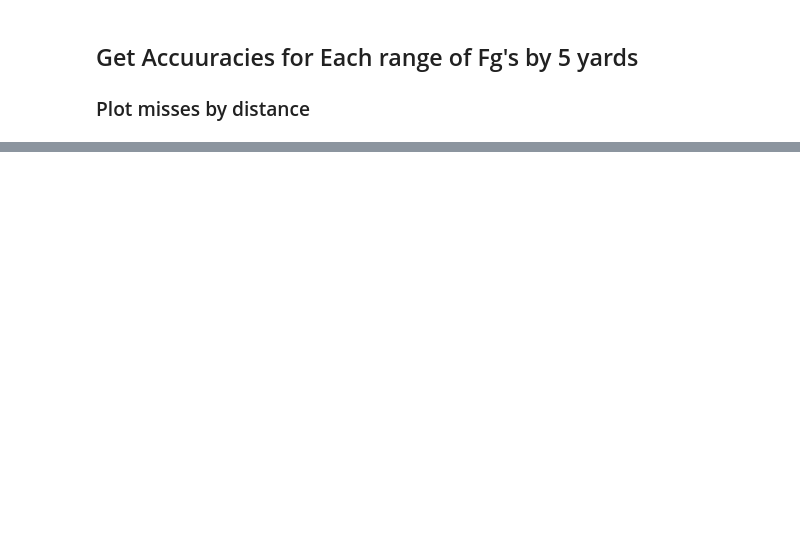
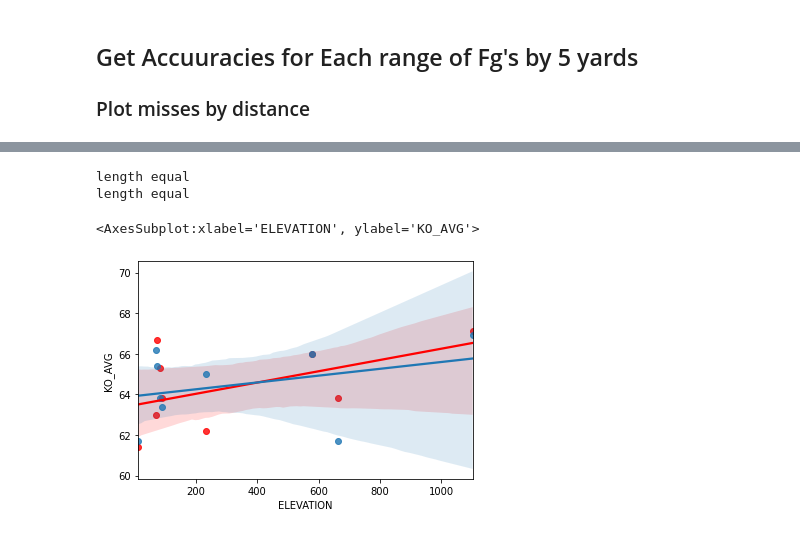
Before and after one commit to huuugh18/Programming-In-Python, a Jupyter notebook: CorseWork/CW2/fg_data_test.ipynb, the cells around one changed output, grey strips where cells are left out. Saved outputs shown, nothing was run; the diff lists cells and outputs as text; code cells hidden in the pictures; blank space fills up the shorter version.

Commit message:
kickoffs and elevation and fg acc w jetlag

```diff
--- a/CorseWork/CW2/fg_data_test.ipynb
+++ b/CorseWork/CW2/fg_data_test.ipynb
@@ -59,0 +287,80 @@ get_distance_accuracies(fg_data_df_clean)
+# %%
+# create DF from json
+def getDFFromJson(data):
+   df = pd.DataFrame(data['data'])
+   return df
+
+# Column headers for punt df and field goal df
+punt_ko_cols = ['YEAR', 'NAME', 'LOCATION', 'URL', 'TEAM', 'GAMES_PLAYED', 'NUMBER_OF_PUNTS', 'PUNT_YDS', 'PUNT_AVG', 'PUNT_LONG', 'PUNT_SINGLES', 'NUMBER_OF_KICKOFFS', 'KO_YDS', 'KO_AVG', 'KO_LG', 'KO_S']
+
+def createDFwLocationFromFile(file_name, team_codes, column_names):
+    #check if length of data = length of team_codes
+    with open(file_name) as f:
+        data = json.load(f)
+    if(len(data) == len(team_codes)):
+        print('length equal')
+        # empty array to put each stadium dfs in
+        dn = []
+        for i, team in enumerate(team_codes):
+            #create df from data[i]
+            df = getDFFromJson(data[i])
+            #add location of game to df
+            df.insert(2, 'LOCATION', team)
+            #add df to df list
+            dn.append(df)
+        # create new df with all location dfs combined
+        dn = pd.concat(dn, axis=0, )
+        # add column names to df
+
+        dn.columns = column_names
+        return dn
+    else:
+        print('not equal')
+
+df_punt_ko = createDFwLocationFromFile('kickoff_punt_data.json', team_codes, punt_ko_cols)
+df_punt_ko_away = createDFwLocationFromFile('kickoff_punt_data_away.json', team_codes, punt_ko_cols)
+# %% [output]
+length equal
+length equal
+# %%
+def clean_df_ko(df):
+   #filter out any rows with punts < 2
+   #remove Kickoff columns and other columns not of interest
+   df = df[df.NUMBER_OF_KICKOFFS.gt(1)].drop(['URL', 'TEAM', 'GAMES_PLAYED', 'NUMBER_OF_PUNTS', 'PUNT_YDS', 'PUNT_AVG', 'PUNT_LONG', 'PUNT_SINGLES', 'KO_LG', 'KO_S'], axis=1)
+
+   #sort values
+   df = df.sort_values(by=['LOCATION','NAME', 'YEAR'])
+   df['LOCATION'] = df['LOCATION'].str.upper()
+
+   #convert KO_AVG type from object to float
+   df['KO_AVG'] = df['KO_AVG'].astype(float, errors = 'raise')
+   return df
+
+df_ko = clean_df_ko(df_punt_ko)
+df_ko_away = clean_df_ko(df_punt_ko_away)
+# %%
+def get_location_ko_averages(df):
+    total_kos = df['NUMBER_OF_KICKOFFS'].groupby(df['LOCATION']).sum()
+    total_ko_yards = df['KO_YDS'].groupby(df['LOCATION']).sum()
+    averages =  (total_ko_yards / total_kos).round(1)
+    df = pd.DataFrame(averages, columns=['KO_AVG'])
+   #  df['LOCATION'] = df.index
+    return df
+
+ko_loc_avg_df = get_location_ko_averages(df_ko)
+ko_loc_avg_away_df = get_location_ko_averages(df_ko_away)
+# %%
+import seaborn as sns
+
+#source for elevations https://en-ca.topographic-map.com/
+# elevation is m above sea level
+elevations = [11, 1102, 662, 89, 70, 72, 580, 82, 232]
+ko_loc_avg_df['ELEVATION'] = elevations
+ko_loc_avg_away_df['ELEVATION'] = elevations
+# ax1 = ko_loc_avg_df.plot.scatter(x='KO_AVG', y='ELEVATION', title='Kickoff Vs Elevation All Kickoffs')
+# ax2 = ko_loc_avg_away_df.plot.scatter(x='KO_AVG', y='ELEVATION', title='Kickoff Vs Elevation Away Kickoffs')
+sns.regplot(y=ko_loc_avg_away_df['KO_AVG'], x=ko_loc_avg_away_df['ELEVATION'], color='red')
+sns.regplot(y=ko_loc_avg_df['KO_AVG'], x=ko_loc_avg_df['ELEVATION'])
+# %% [output]
+<AxesSubplot:xlabel='ELEVATION', ylabel='KO_AVG'>
+[figure, added]
```
Also changed, not shown: parts of 32 cells of this notebook, 4 other files.
